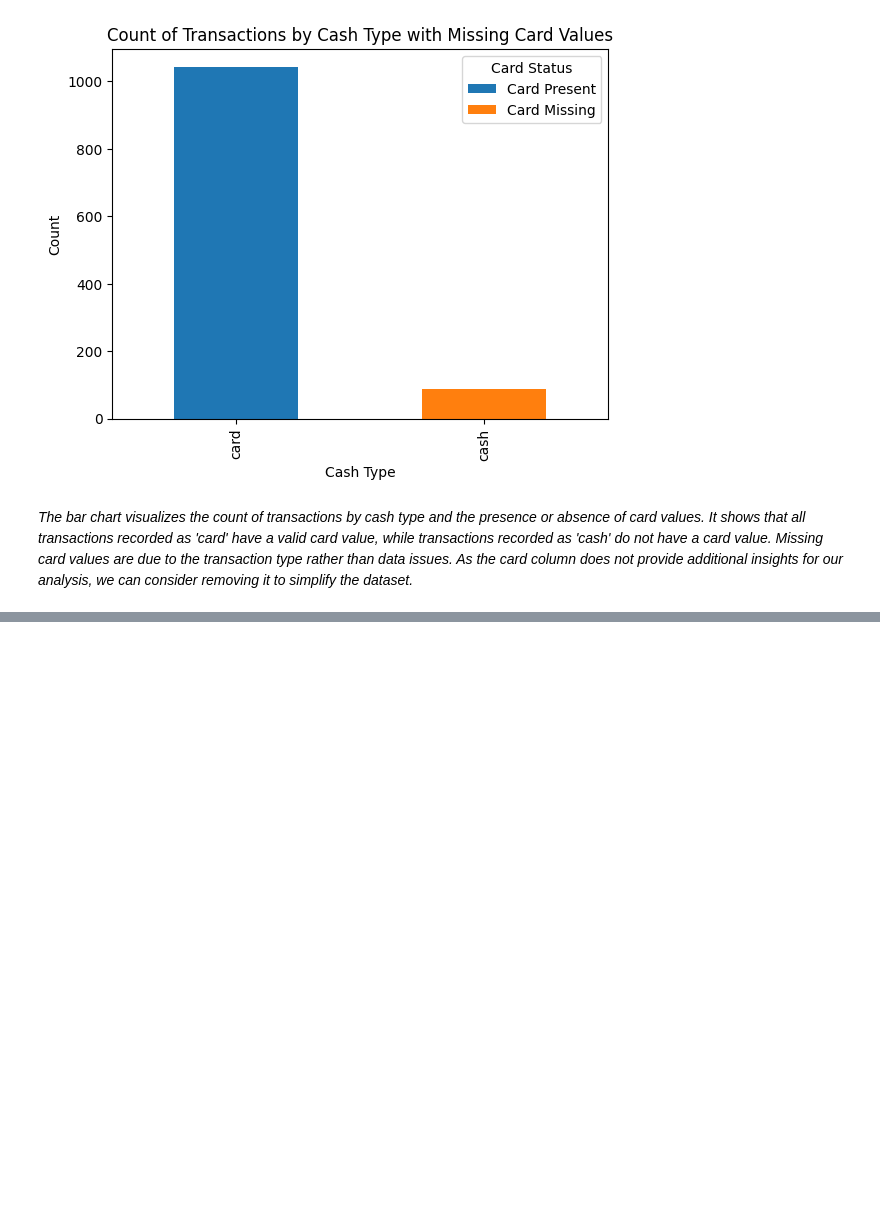
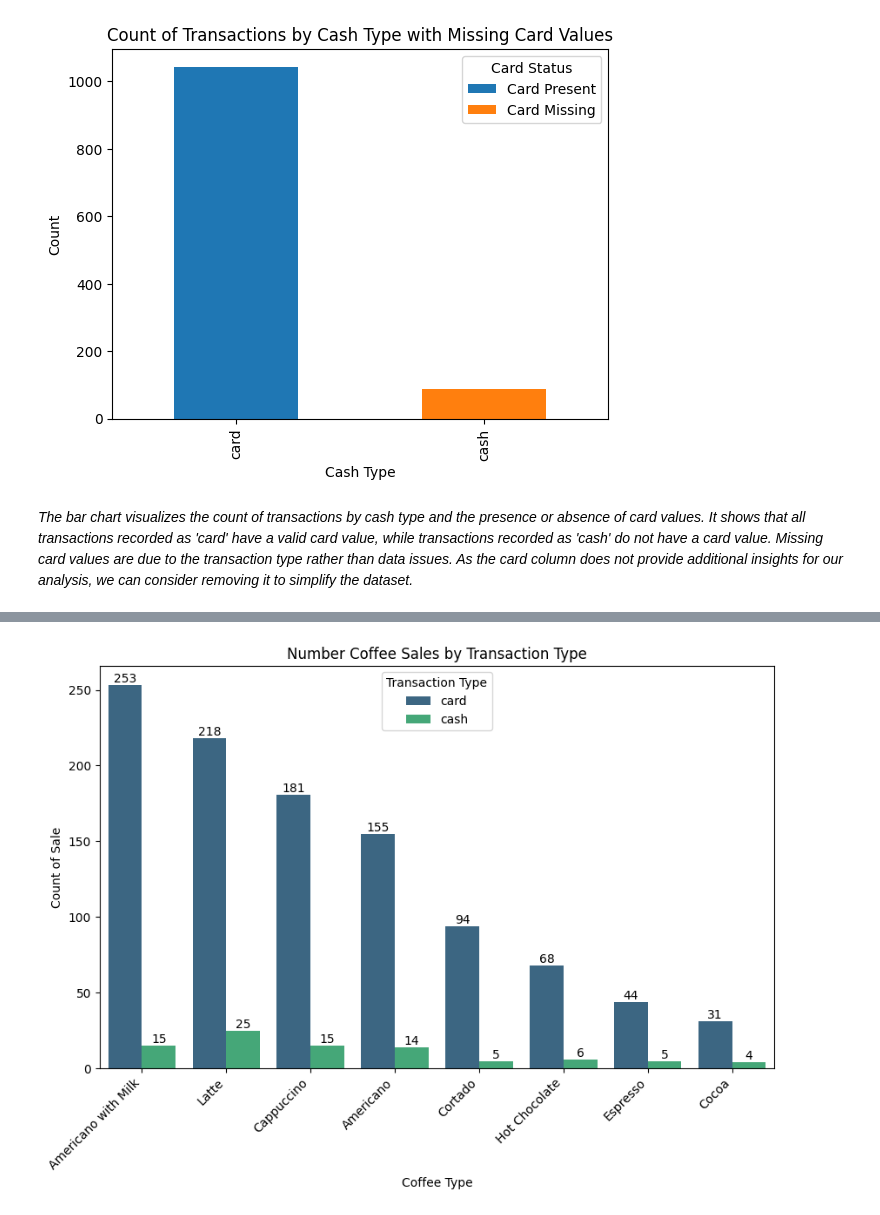
Before and after one commit to Viktoriia-Shalaieva/Coffee_Sales_Data_Analysis, a Jupyter notebook: Python/coffee_sales.ipynb, the cells around one changed output, grey strips where cells are left out. Drawn from its saved outputs; the diff is of its cells as text; code cells hidden in the pictures; blank space fills up the shorter version.

Commit message:
Coffee Sales by Transaction Type and Coffee Type

```diff
--- a/Python/coffee_sales.ipynb
+++ b/Python/coffee_sales.ipynb
@@ -146,3 +146,6 @@ plt.show()
 [figure]
 # %% [markdown]
 *The bar chart visualizes the count of transactions by cash type and the presence or absence of card values. It shows that all transactions recorded as 'card' have a valid card value, while transactions recorded as 'cash' do not have a card value. Missing card values are due to the transaction type rather than data issues. As the card column does not provide additional insights for our analysis, we can consider removing it to simplify the dataset.*
+# %%
+# Remove the 'card' column from the DataFrame
+df = df.drop('card', axis=1)
@@ -148,0 +161,19 @@ plt.show()
+# %%
+cash_type_data = df[df['cash_type'] == 'card']
+
+# Group by 'cash_type' and 'coffee_name', and count the occurrences
+coffee_counts_by_transaction = (
+    df.groupby(['cash_type', 'coffee_name'])
+    .size()
+    .reset_index(name='Count')
+    .sort_values(by='Count', ascending=False)
+)
+
+coffee_counts_by_transaction = coffee_counts_by_transaction.rename(columns={
+    'cash_type': 'Transaction Type',
+    'coffee_name': 'Coffee Type',
+    'Count': 'Count'
+})
+
+print('Number Coffee Sales by Transaction Type')
+print(coffee_counts_by_transaction.to_string(index=False))
@@ -148,0 +199,13 @@ plt.show()
+# %%
+plt.figure(figsize=(10, 6))
+ax = sns.barplot(x='Coffee Type', y='Count', hue='Transaction Type', data=coffee_counts_by_transaction, palette='viridis')
+for container in ax.containers:
+    ax.bar_label(container, fontsize=10)
+plt.xlabel('Coffee Type')
+plt.ylabel('Count of Sale')
+plt.title('Number Coffee Sales by Transaction Type')
+plt.xticks(rotation=45, ha='right')
+plt.legend(title='Transaction Type', loc='upper center')
+plt.show()
+# %% [output]
+[figure, added]
```
Also changed, not shown: parts of 6 cells of this notebook.
